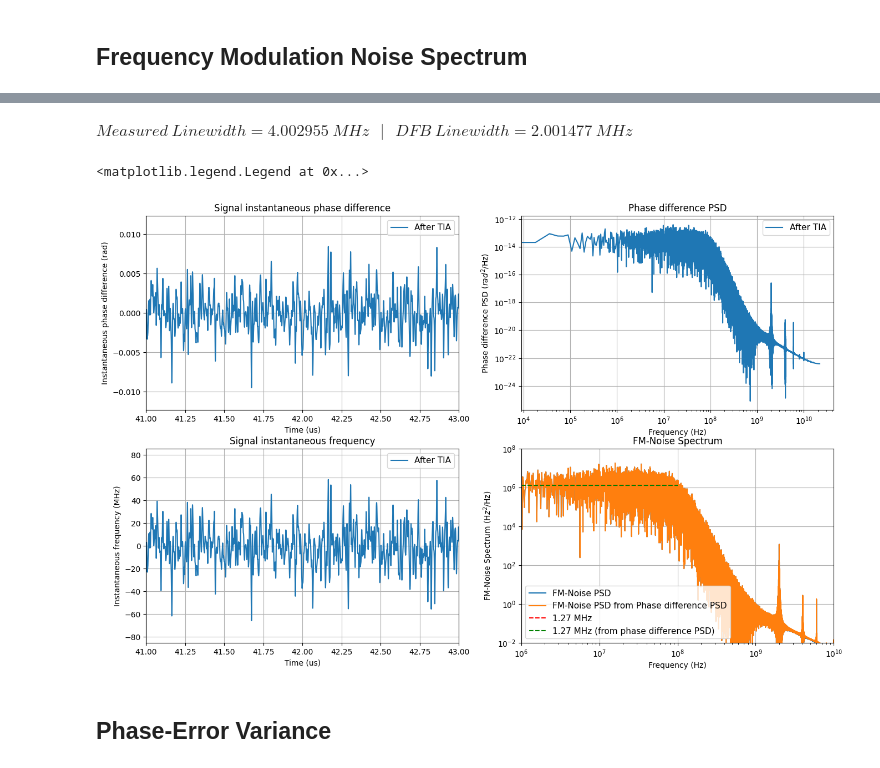
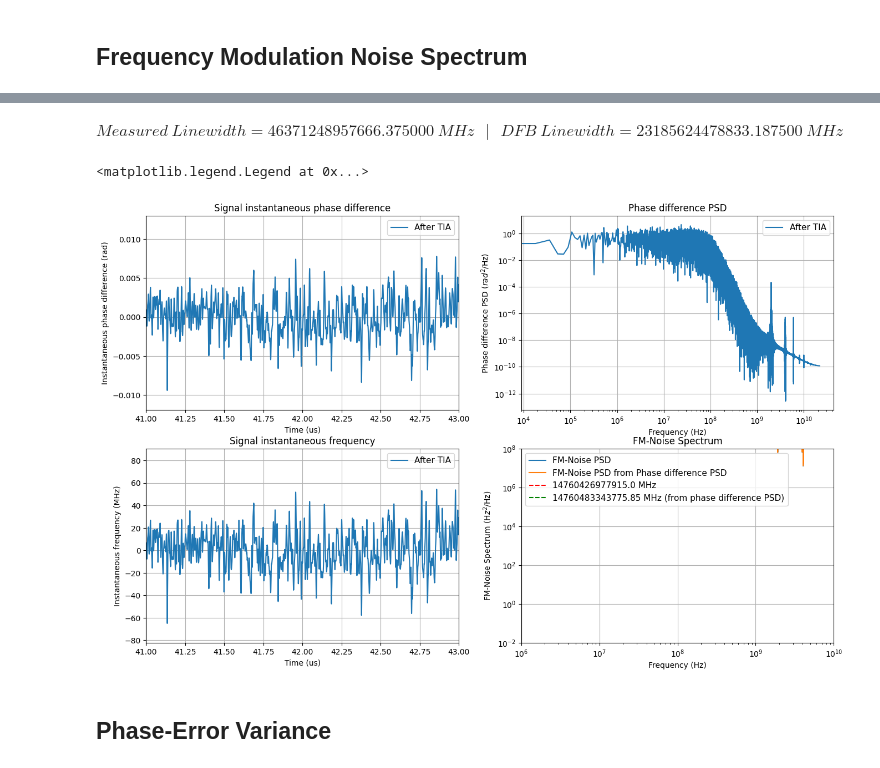
Before and after one commit to CaioRodrigues200/Laser-Study, a Jupyter notebook: Projects/Delayed_Self_Heterodyne/LorentzTesting.ipynb, the cells around one changed output, grey strips where cells are left out. Drawn from its saved outputs; the diff is of its cells as text; code cells hidden in the pictures.

```diff
--- a/Projects/Delayed_Self_Heterodyne/LorentzTesting.ipynb
+++ b/Projects/Delayed_Self_Heterodyne/LorentzTesting.ipynb
@@ -585,15 +634,15 @@ fig.set_figwidth(16)
 
 StTime = np.min(timeArray*1e6) # Starting time post delay
 
-instPhaseDiff = instPhaseDiff[10000:-20000]
+instPhaseDiff = instPhaseDiff[10000:-10000]
 # spectrumDPhase, freqDPhase = mlab.magnitude_spectrum(instPhaseDiff, Fs=Fs, window=mlab.window_none,sides='onesided')
 # spectrumDPhase = spectrumDPhase*np.conj(spectrumDPhase)
 freqDPhase = np.fft.fftfreq(len(instPhaseDiff), d=1/Fs)
 freqDPhase = freqDPhase[:int(len(freqDPhase)/2)]
-spectrumDPhase = np.abs(np.fft.fft(instPhaseDiff))**2/(len(instPhaseDiff)*Fs)
-spectrumDPhase = spectrumDPhase[:int(len(spectrumDPhase)/2)]
+spectrumDPhase = len(instPhaseDiff)*np.abs(np.fft.fft(instPhaseDiff))**2/(Fs)
+spectrumDPhase = 2*spectrumDPhase[:int(len(spectrumDPhase)/2)]
 
-ax[0][0].plot(timeArray[10000:-20000]*1e6,instPhaseDiff, label='After TIA')
+ax[0][0].plot(timeArray[10000:-10000]*1e6,instPhaseDiff, label='After TIA')
 ax[0][0].set_xlabel('Time (us)')
 ax[0][0].set_ylabel('Instantaneous phase difference (rad)')
 ax[0][0].set_title(f'Signal instantaneous phase difference')
@@ -612,16 +661,16 @@ ax[0][1].set_title(f'Phase difference PSD')
 ax[0][1].grid()
 ax[0][1].legend(fontsize=11)
 
-instFreq = instFreq[10000:-20000]
+instFreq = instFreq[10000:-10000]
 instFreq = instFreq-np.mean(instFreq)
 # spectrum, freq = mlab.magnitude_spectrum(instFreq, Fs=Fs, window=mlab.window_none,sides='onesided')
 # spectrum = spectrum*np.conj(spectrum)
 freq = np.fft.fftfreq(len(instFreq), d=1/Fs)
 freq = freq[:int(len(freq)/2)]
-spectrum = np.abs(np.fft.fft(instFreq))**2/(len(instFreq)*Fs)
-spectrum = spectrum[:int(len(spectrum)/2)]
+spectrum = len(instFreq)*np.abs(np.fft.fft(instFreq))**2/(Fs)
+spectrum = 2*spectrum[:int(len(spectrum)/2)]
 
-ax[1][0].plot(timeArray[10000:-20000]*1e6,instFreq*1e-6, label='After TIA')
+ax[1][0].plot(timeArray[10000:-10000]*1e6,instFreq*1e-6, label='After TIA')
 ax[1][0].set_xlabel('Time (us)')
 ax[1][0].set_xlim(41 , 43)
 # ax[0].set_xlim(StTime+0.1,StTime+0.3)
@@ -667,6 +716,6 @@ Fs = 43.52 GSamples/s
-$\displaystyle Measured~Linewidth = 4.002955~MHz~~~|~~~DFB~Linewidth = 2.001477~MHz$
+$\displaystyle Measured~Linewidth = 46371248957666.375000~MHz~~~|~~~DFB~Linewidth = 23185624478833.187500~MHz$
 <matplotlib.legend.Legend at 0x...>
-[figure, old version]
+[figure, new version]
 # %% [markdown]
 ## Phase-Error Variance
 # %%
```
Also changed, not shown: parts of 10 cells of this notebook, 1 other file.
